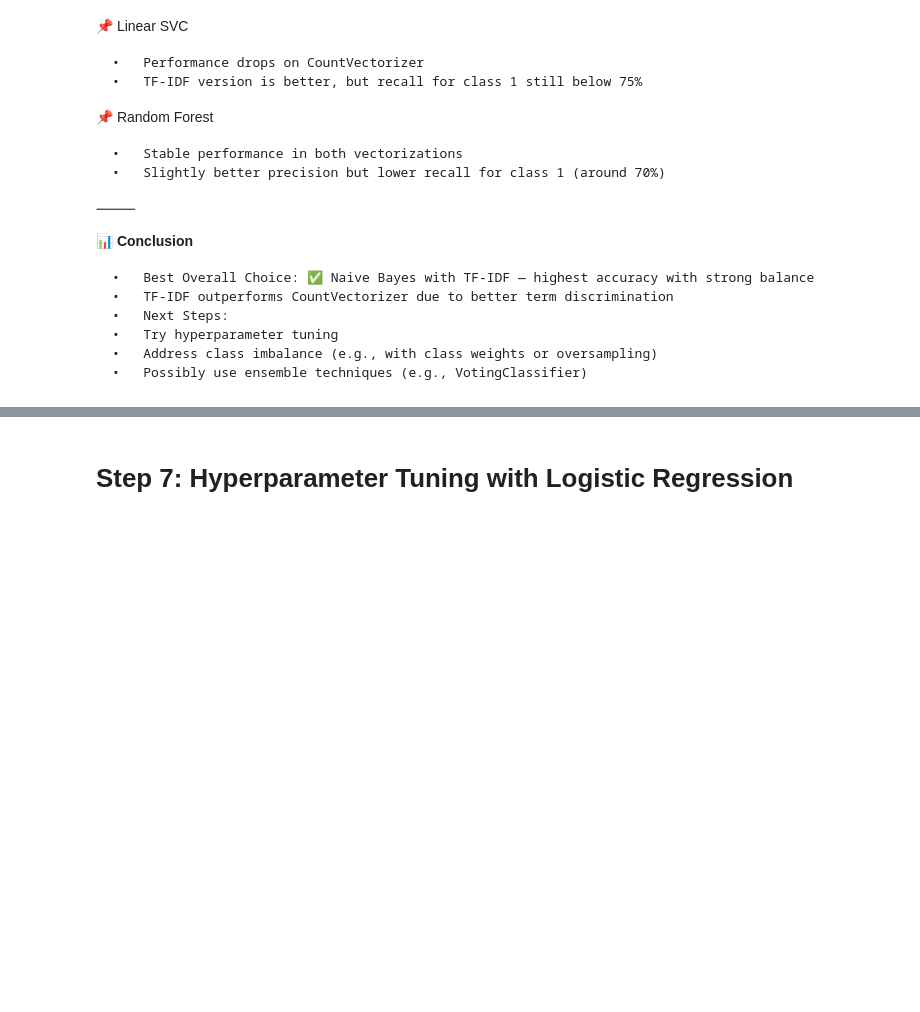
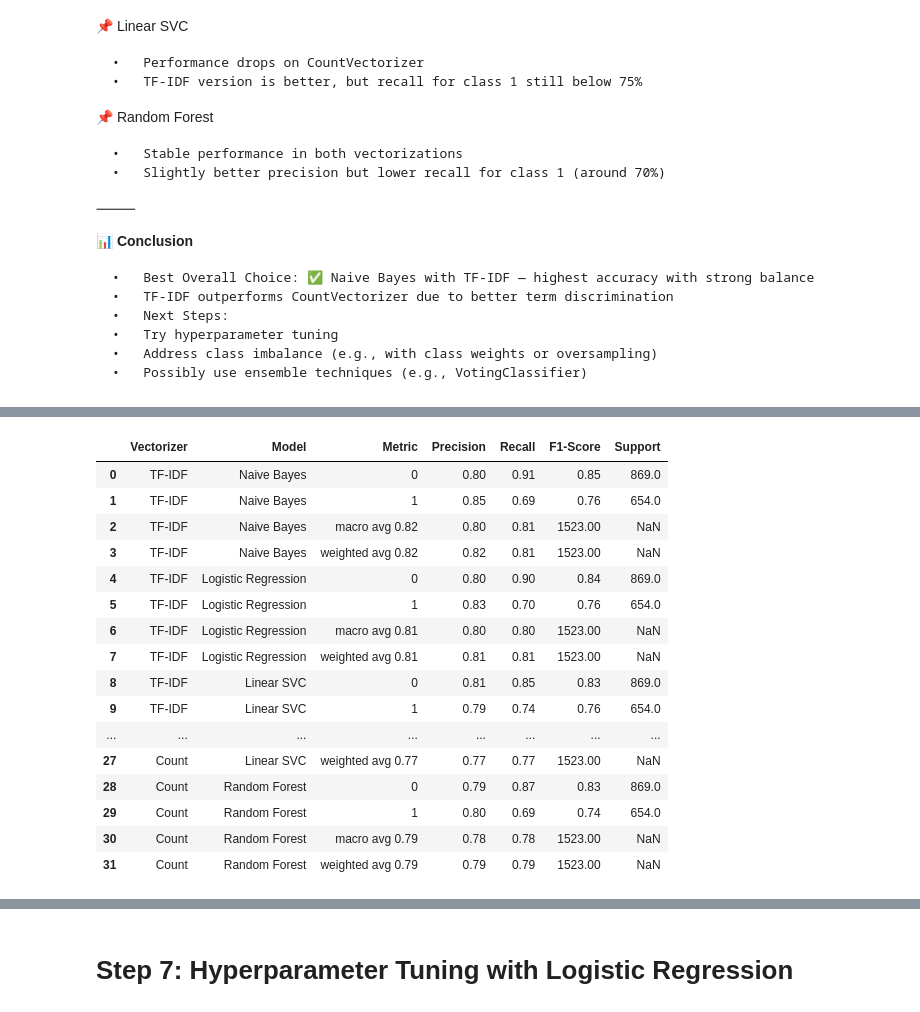
Before and after one commit to Thofa90/Natural-Language-Processing-with-Disaster-Tweets, a Jupyter notebook: NLP_Project_Twitter_Disaster_TextClassification_ipynb.ipynb, the cells around one changed output, grey strips where cells are left out. Saved outputs shown, nothing was run; the diff lists cells and outputs as text; code cells hidden in the pictures; blank space fills up the shorter version.

```diff
--- a/NLP_Project_Twitter_Disaster_TextClassification_ipynb.ipynb
+++ b/NLP_Project_Twitter_Disaster_TextClassification_ipynb.ipynb
@@ -734,0 +786,86 @@ TF-IDF consistently gives better results across all models, especially with Naiv
+# %%
+import pandas as pd
+
+# Dictionary to store flattened classification reports
+flattened_reports = []
+
+# Iterate through the stored evaluation reports
+for vectorizer, model_reports in eval_reports.items():
+    for model_name, report_data in model_reports.items():
+        report_text = report_data['report']
+
+        # Parse the classification report string into a more structured format
+        # Split the report into lines and remove empty ones
+        lines = report_text.strip().split('\n')
+
+        # The first line is the header, the last few are averages/accuracy
+        # The lines in between are per-class metrics
+        header = [h.strip() for h in lines[0].split()]
+        class_lines = lines[1:-3] # Exclude header and summary lines
+        summary_lines = lines[-3:] # Include accuracy, macro avg, weighted avg
+
+        # Extract per-class metrics
+        for line in class_lines:
+            parts = [p.strip() for p in line.split()]
+            if len(parts) == 5: # Ensure it's a class line with precision, recall, f1, support
+                 flattened_reports.append({
+                    'Vectorizer': vectorizer,
+                    'Model': model_name,
+                    'Metric': parts[0], # Class label (0 or 1)
+                    'Precision': float(parts[1]),
+                    'Recall': float(parts[2]),
+                    'F1-Score': float(parts[3]),
+                    'Support': int(parts[4])
+                })
+
+        # Extract summary metrics (accuracy, macro avg, weighted avg)
+        for line in summary_lines:
+            parts = [p.strip() for p in line.split()]
+            if len(parts) >= 3: # Ensure it's a summary line
+                metric_name = " ".join(parts[:-3]).replace('accuracy', 'Accuracy') # Handle accuracy line specifically
+                if 'avg' in metric_name:
+                     flattened_reports.append({
+                        'Vectorizer': vectorizer,
+                        'Model': model_name,
+                        'Metric': metric_name,
+                        'Precision': float(parts[-3]),
+                        'Recall': float(parts[-2]),
+                        'F1-Score': float(parts[-1]),
+                        'Support': None # Support is for classes, not averages
+                    })
+                elif 'Accuracy' in metric_name:
+                     flattened_reports.append({
+                        'Vectorizer': vectorizer,
+                        'Model': model_name,
+                        'Metric': metric_name,
+                        'Precision': None,
+                        'Recall': None,
+                        'F1-Score': None,
+                        'Support': None,
+                        'Accuracy': float(parts[-1]) # Accuracy is a single value
+                    })
+
+
+# Create a DataFrame from the flattened reports
+df_classification_reports = pd.DataFrame(flattened_reports)
+
+# Display the DataFrame
+display(df_classification_reports)
+# %% [output]
+|  | Vectorizer | Model | Metric | Precision | Recall | F1-Score | Support |
+| 0 | TF-IDF | Naive Bayes | 0 | 0.80 | 0.91 | 0.85 | 869.0 |
+| 1 | TF-IDF | Naive Bayes | 1 | 0.85 | 0.69 | 0.76 | 654.0 |
+| 2 | TF-IDF | Naive Bayes | macro avg 0.82 | 0.80 | 0.81 | 1523.00 | NaN |
+| 3 | TF-IDF | Naive Bayes | weighted avg 0.82 | 0.82 | 0.81 | 1523.00 | NaN |
+| 4 | TF-IDF | Logistic Regression | 0 | 0.80 | 0.90 | 0.84 | 869.0 |
+| 5 | TF-IDF | Logistic Regression | 1 | 0.83 | 0.70 | 0.76 | 654.0 |
+| 6 | TF-IDF | Logistic Regression | macro avg 0.81 | 0.80 | 0.80 | 1523.00 | NaN |
+| 7 | TF-IDF | Logistic Regression | weighted avg 0.81 | 0.81 | 0.81 | 1523.00 | NaN |
+| 8 | TF-IDF | Linear SVC | 0 | 0.81 | 0.85 | 0.83 | 869.0 |
+| 9 | TF-IDF | Linear SVC | 1 | 0.79 | 0.74 | 0.76 | 654.0 |
+| ... | ... | ... | ... | ... | ... | ... | ... |
+| 27 | Count | Linear SVC | weighted avg 0.77 | 0.77 | 0.77 | 1523.00 | NaN |
+| 28 | Count | Random Forest | 0 | 0.79 | 0.87 | 0.83 | 869.0 |
+| 29 | Count | Random Forest | 1 | 0.80 | 0.69 | 0.74 | 654.0 |
+| 30 | Count | Random Forest | macro avg 0.79 | 0.78 | 0.78 | 1523.00 | NaN |
+| 31 | Count | Random Forest | weighted avg 0.79 | 0.79 | 0.79 | 1523.00 | NaN |
```
Also changed, not shown: parts of 10 cells of this notebook.
